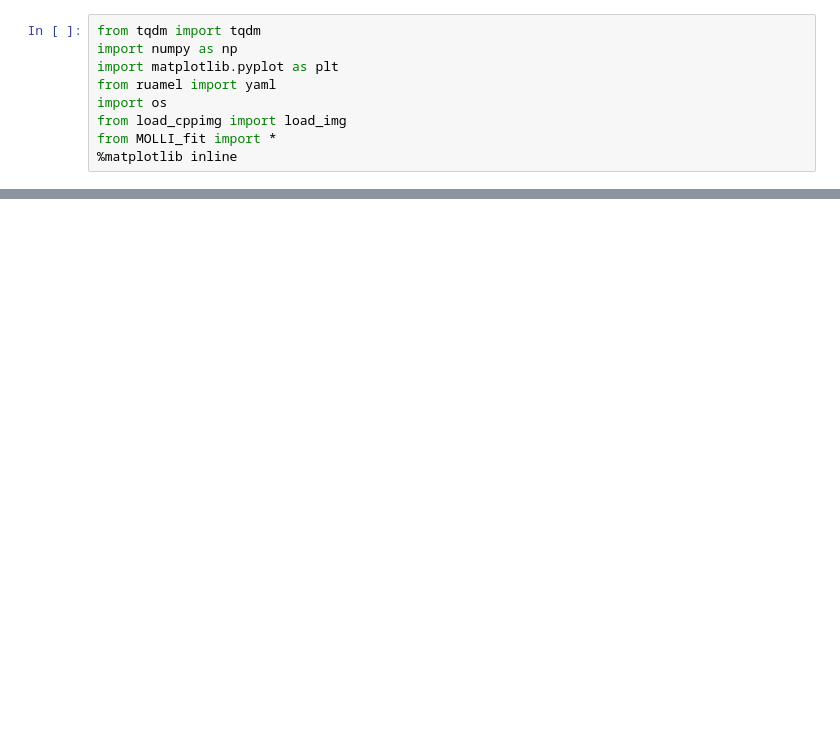
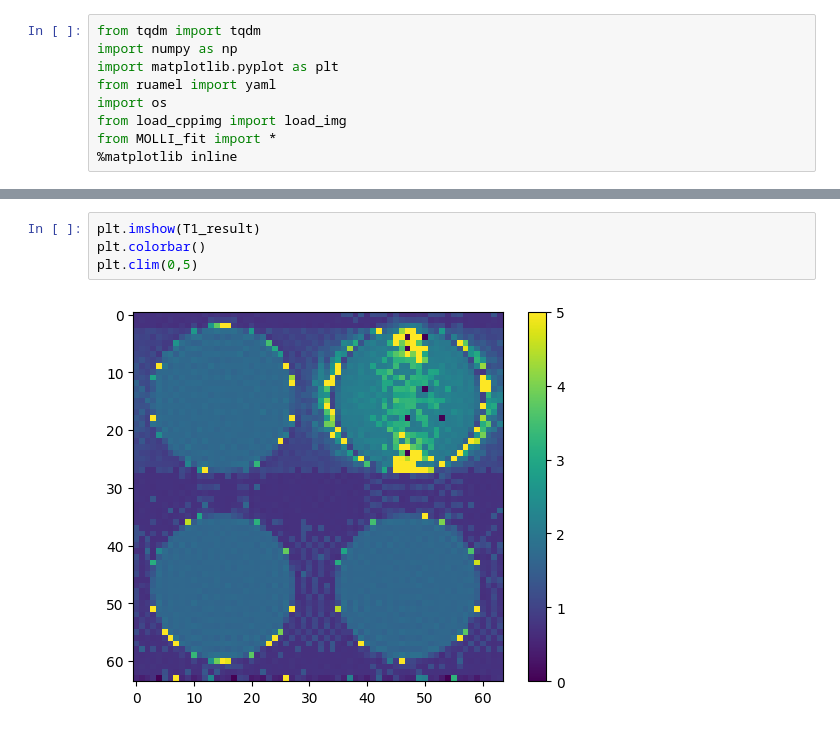
Before and after one commit to bughht/Flow-Bloch-T1-mapping-cpp, a Jupyter notebook: python/T1_fit.ipynb, the cells around one changed output, grey strips where cells are left out. Cells and saved outputs as stored; diff of their text form; blank space fills up the shorter version.

```diff
--- a/python/T1_fit.ipynb
+++ b/python/T1_fit.ipynb
@@ -51,0 +51,6 @@ plt.clim(0,2)
+# %%
+plt.imshow(T1_result)
+plt.colorbar()
+plt.clim(0,5)
+# %% [output]
+[figure, added]
```
Also changed, not shown: parts of 1 cell of this notebook, 40 other files.
